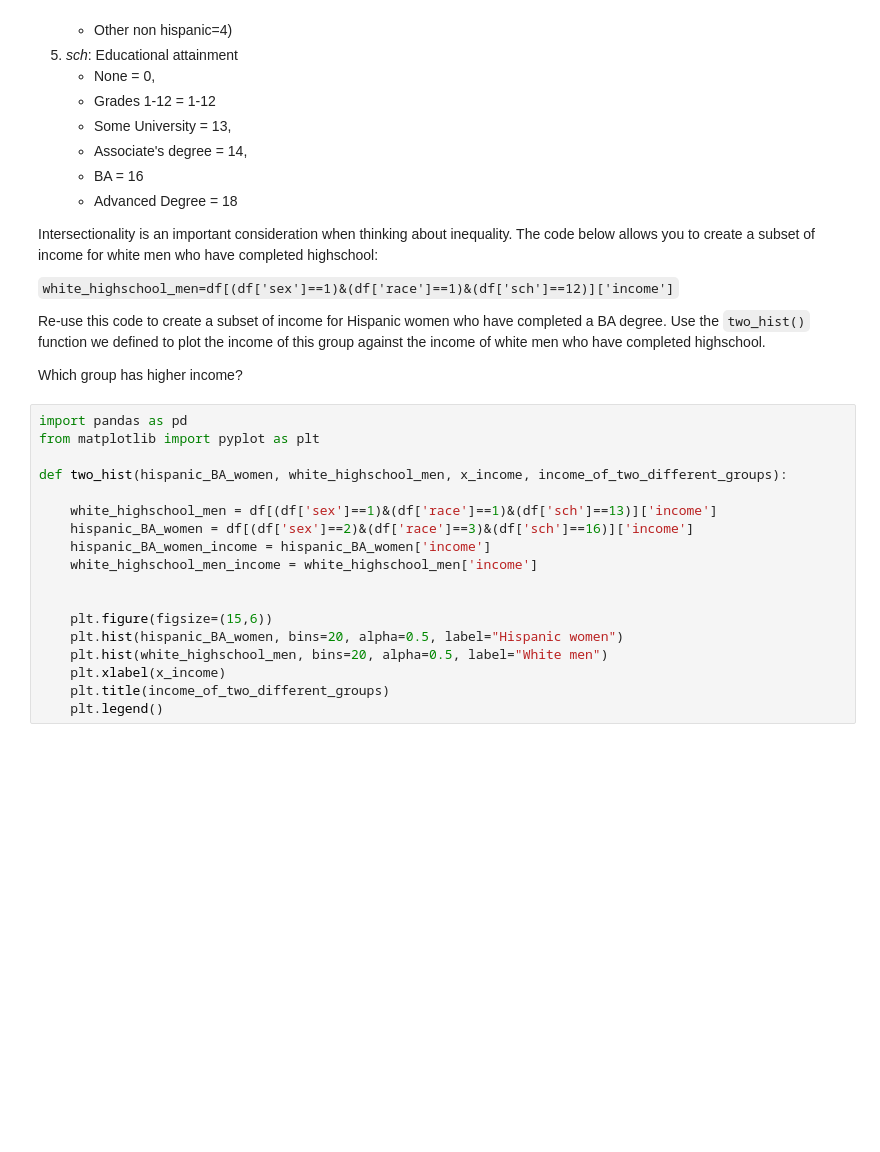
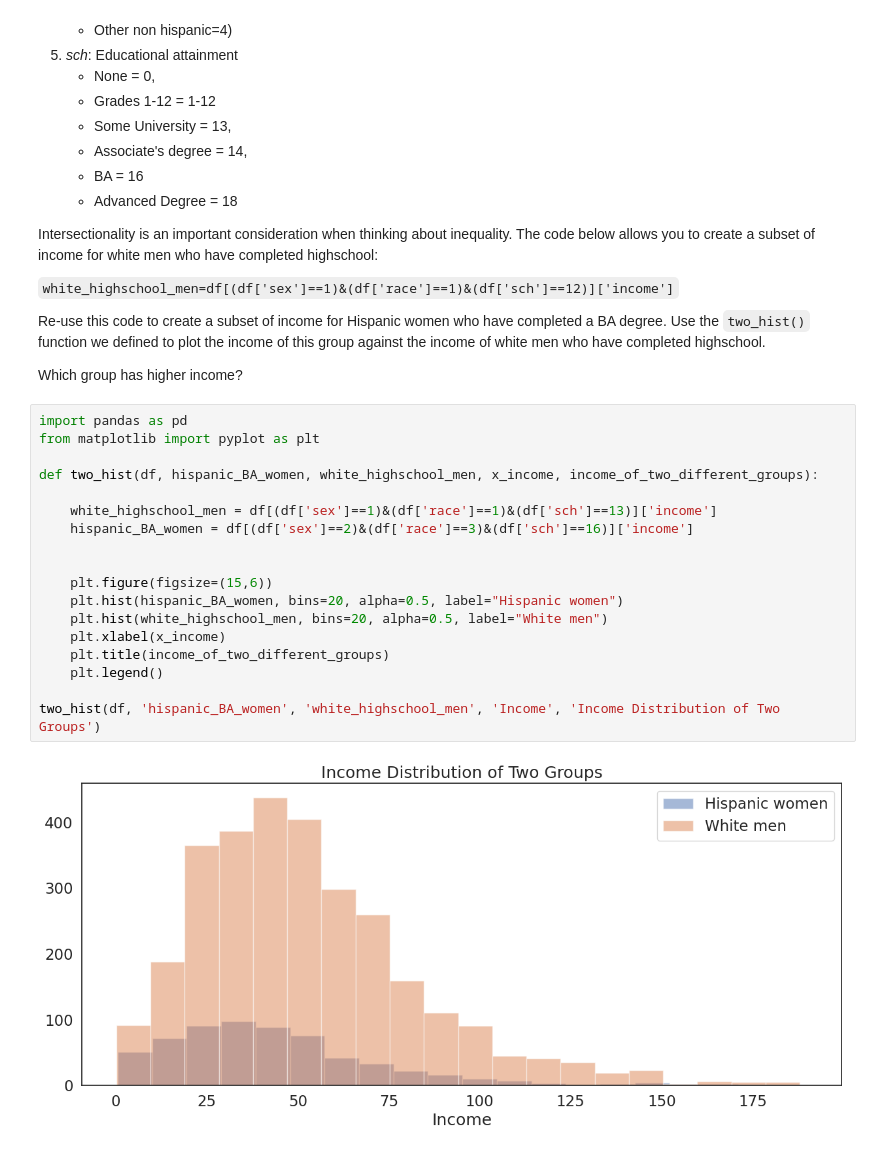
Before and after one commit to capucinelabouret/QM2, a Jupyter notebook: notebooks/W05. Distributions and Basic Statistics.ipynb, the cells around one changed output. Drawn from its saved outputs; the diff is of its cells as text; blank space fills up the shorter version.

```diff
--- a/notebooks/W05. Distributions and Basic Statistics.ipynb
+++ b/notebooks/W05. Distributions and Basic Statistics.ipynb
@@ -532,18 +529,20 @@ Which group has higher income?
 # %%
 import pandas as pd
 from matplotlib import pyplot as plt
 
-def two_hist(hispanic_BA_women, white_highschool_men, x_income, income_of_two_different_groups):
+def two_hist(df, hispanic_BA_women, white_highschool_men, x_income, income_of_two_different_groups):
 
     white_highschool_men = df[(df['sex']==1)&(df['race']==1)&(df['sch']==13)]['income']
     hispanic_BA_women = df[(df['sex']==2)&(df['race']==3)&(df['sch']==16)]['income']
-    hispanic_BA_women_income = hispanic_BA_women['income']
-    white_highschool_men_income = white_highschool_men['income']
 
 
     plt.figure(figsize=(15,6))
     plt.hist(hispanic_BA_women, bins=20, alpha=0.5, label="Hispanic women")
     plt.hist(white_highschool_men, bins=20, alpha=0.5, label="White men")
     plt.xlabel(x_income)
     plt.title(income_of_two_different_groups)
     plt.legend()
+
+two_hist(df, 'hispanic_BA_women', 'white_highschool_men', 'Income', 'Income Distribution of Two Groups')
+# %% [output]
+[figure, added]
```
Also changed, not shown: parts of 8 cells of this notebook.
